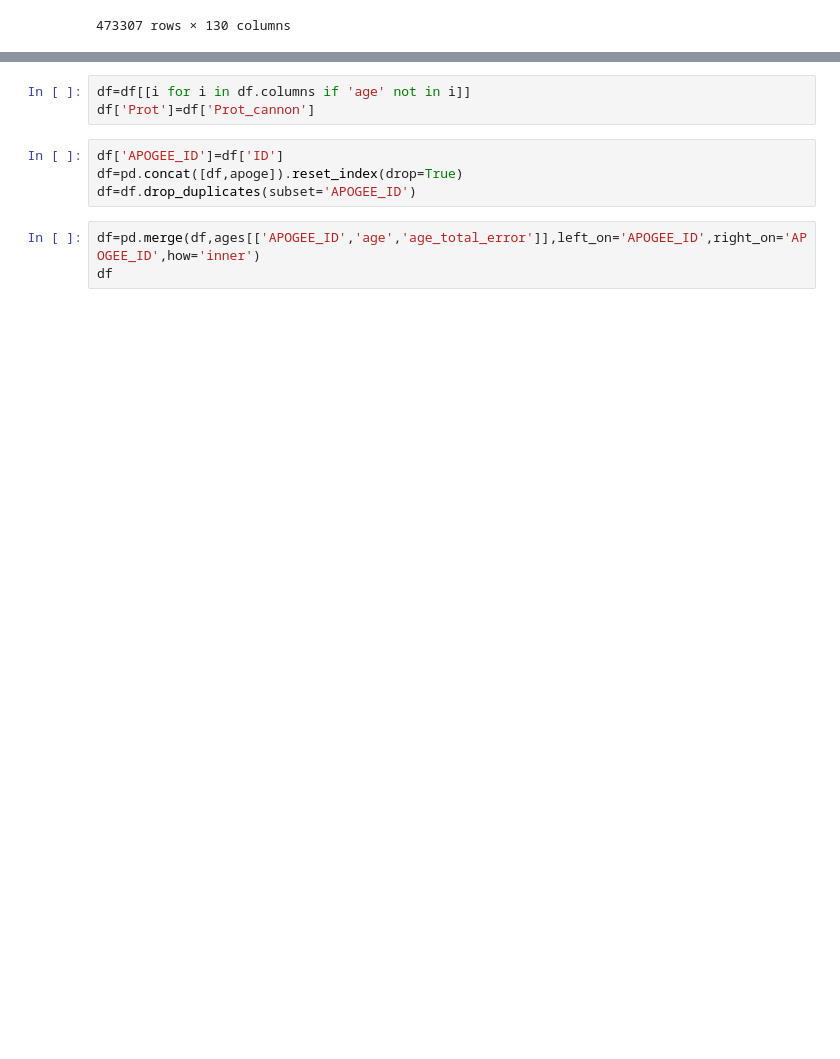
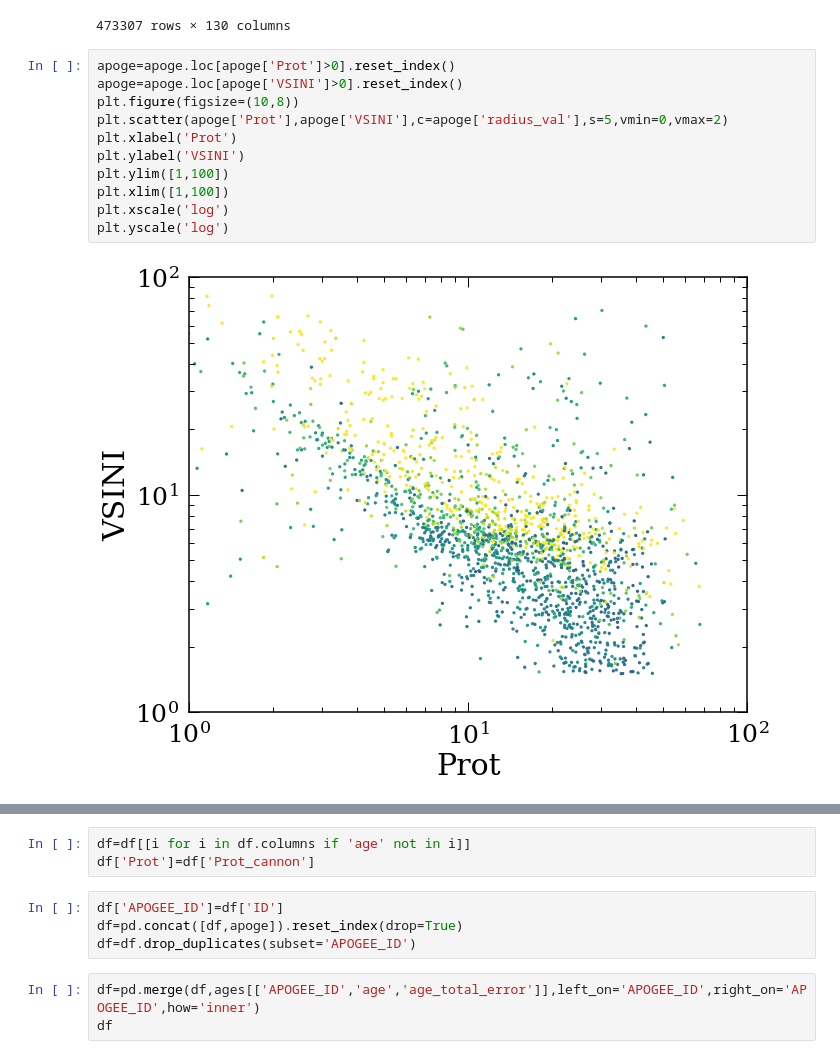
Before and after one commit to lyx12311/RotationScatter, a Jupyter notebook: ImpNB/APOGEE.ipynb, the cells around one changed output, grey strips where cells are left out. Drawn from its saved outputs; the diff is of its cells as text; blank space fills up the shorter version.

```diff
--- a/ImpNB/APOGEE.ipynb
+++ b/ImpNB/APOGEE.ipynb
@@ -20,3 +20,16 @@ ages
 | 473305 | 2M23595886+5726058 | 4424.0 | apo25m | 359.995265 | 57.434956 | 4852.323730 | 23.762592 | 2.430786 | 0.027727 | ... |
 | 473306 | 2M23595980+1528407 | 4548.0 | apo25m | 359.999181 | 15.477974 | 5550.899414 | 152.112595 | 2.915900 | 0.391981 | ... |
 473307 rows × 130 columns
+# %%
+apoge=apoge.loc[apoge['Prot']>0].reset_index()
+apoge=apoge.loc[apoge['VSINI']>0].reset_index()
+plt.figure(figsize=(10,8))
+plt.scatter(apoge['Prot'],apoge['VSINI'],c=apoge['radius_val'],s=5,vmin=0,vmax=2)
+plt.xlabel('Prot')
+plt.ylabel('VSINI')
+plt.ylim([1,100])
+plt.xlim([1,100])
+plt.xscale('log')
+plt.yscale('log')
+# %% [output]
+[figure, added]
```
Also changed, not shown: parts of 31 cells of this notebook, 1 other file.
